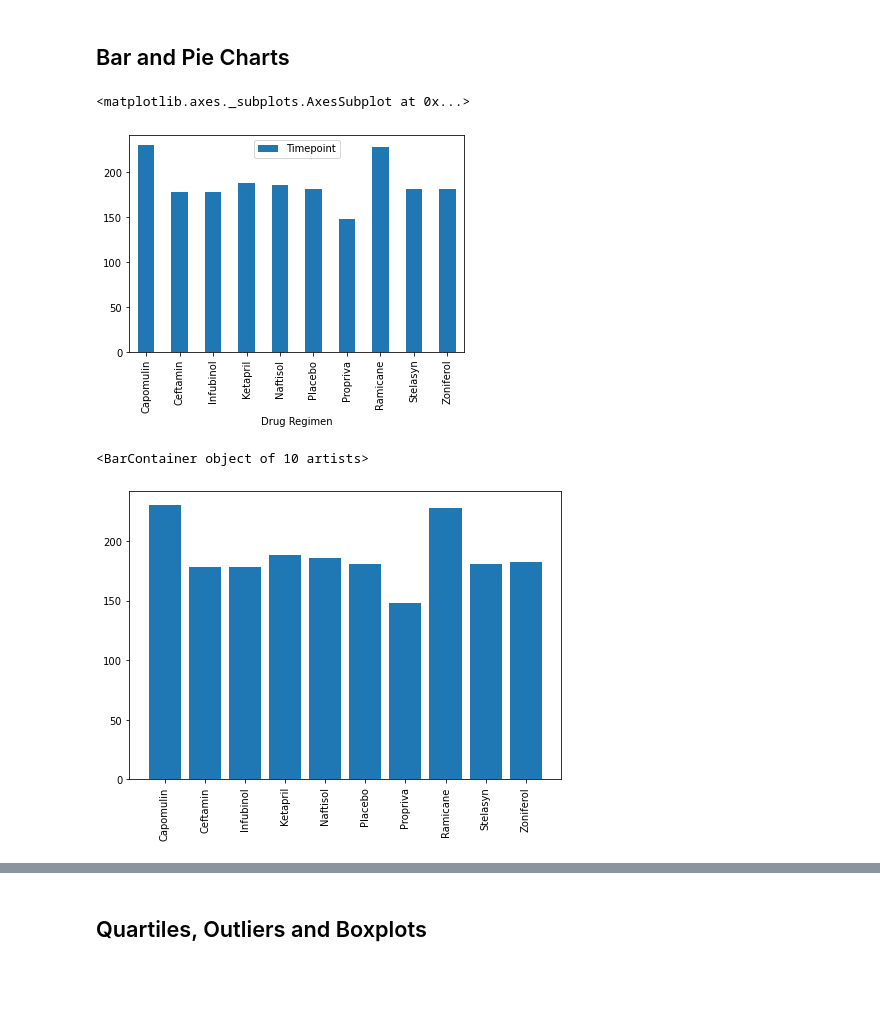
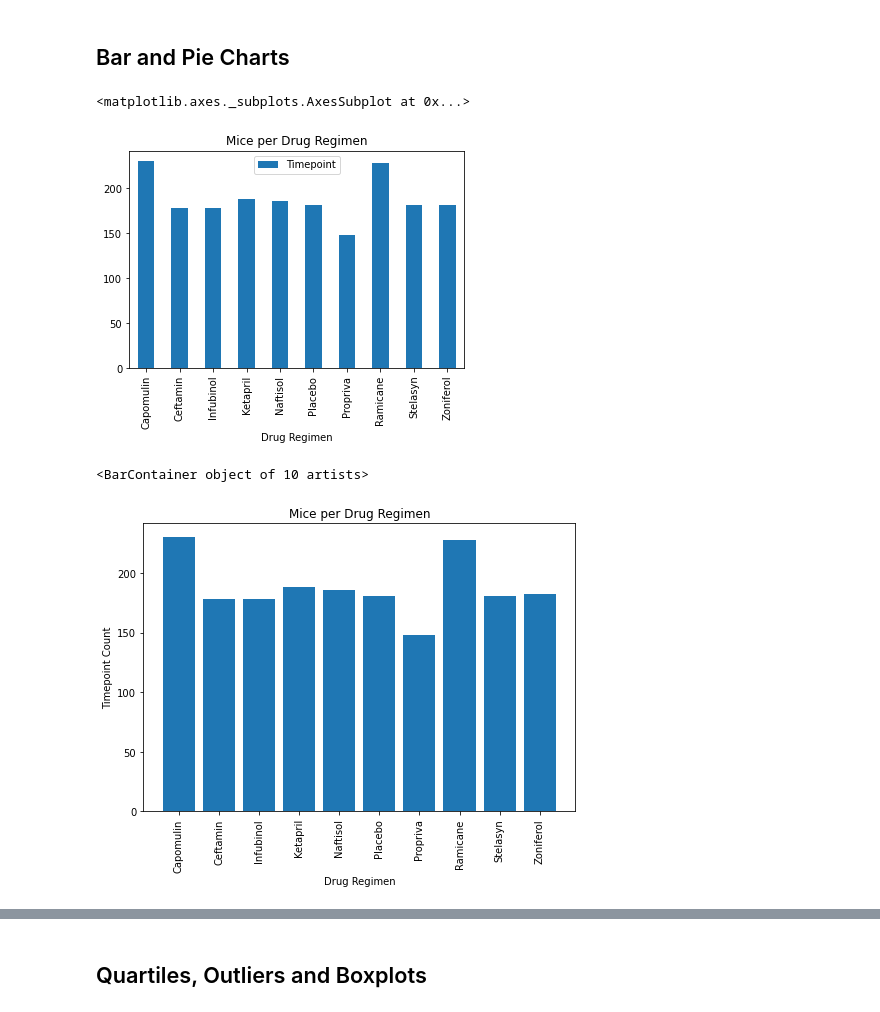
Before and after one commit to Stencoss/MatplotlibChallenge, a Jupyter notebook: pymaceuticals_starter.ipynb, the cells around one changed output, grey strips where cells are left out. Saved outputs shown, nothing was run; the diff lists cells and outputs as text; code cells hidden in the pictures; blank space fills up the shorter version.

```diff
--- a/pymaceuticals_starter.ipynb
+++ b/pymaceuticals_starter.ipynb
@@ -152,21 +152,24 @@ clean_df.groupby(["Drug Regimen"])["Tumor Volume (mm3)"].agg(Mean='mean',
 # %%
 # Generate a bar plot showing the total number of timepoints for all mice tested for each drug regimen using Pandas.
 tot_tested = pd.DataFrame(clean_df.groupby('Drug Regimen').count()).reset_index()
 x_axis = tot_tested['Drug Regimen']
 y_axis = tot_tested['Timepoint']
-tot_tested.plot.bar('Drug Regimen','Timepoint')
+tot_tested.plot.bar('Drug Regimen','Timepoint', title='Mice per Drug Regimen')
 # %% [output]
 <matplotlib.axes._subplots.AxesSubplot at 0x...>
-[figure, old version]
+[figure, new version]
 # %%
 # Generate a bar plot showing the total number of timepoints for all mice tested for each drug regimen using pyplot.
 fig = plt.figure()
 ax = fig.add_axes([0,0,1,1])
+ax.set_title('Mice per Drug Regimen')
+ax.set_ylabel('Timepoint Count')
+ax.set_xlabel('Drug Regimen')
 plt.xticks(rotation='vertical')
 ax.bar(x_axis, y_axis)
 # %% [output]
 <BarContainer object of 10 artists>
-[figure, old version]
+[figure, new version]
 # %%
 # Generate a pie plot showing the distribution of female versus male mice using Pandas
 gender_df = pd.DataFrame(clean_df.groupby('Sex').count()).reset_index()
```
Also changed, not shown: parts of 9 cells of this notebook.
